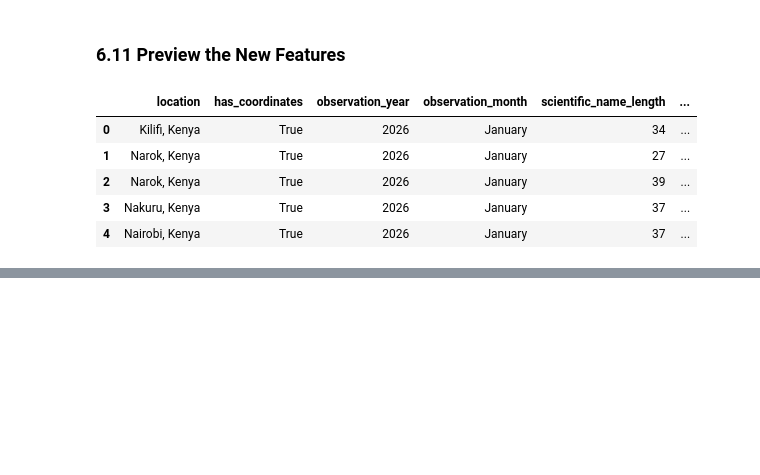
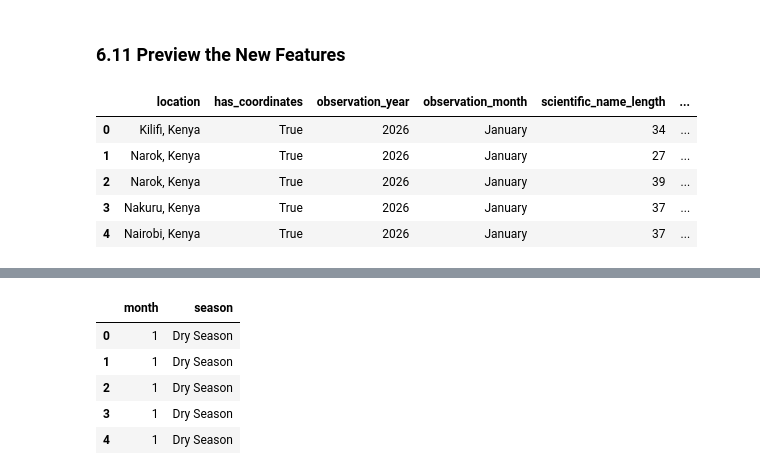
Before and after one commit to Janellesspaceship/Forest-Explorer-Kenya, a Jupyter notebook: notebooks/02_tranform_gbif.ipynb, the cells around one changed output, grey strips where cells are left out. Saved outputs shown, nothing was run; the diff lists cells and outputs as text; code cells hidden in the pictures; blank space fills up the shorter version.

```diff
--- a/notebooks/02_tranform_gbif.ipynb
+++ b/notebooks/02_tranform_gbif.ipynb
@@ -777,0 +847,9 @@ df[existing_features].head()
+# %%
+df[["month", "season"]].head()
+# %% [output]
+|  | month | season |
+| 0 | 1 | Dry Season |
+| 1 | 1 | Dry Season |
+| 2 | 1 | Dry Season |
+| 3 | 1 | Dry Season |
+| 4 | 1 | Dry Season |
```
Also changed, not shown: parts of 33 cells of this notebook, 4 other files.
